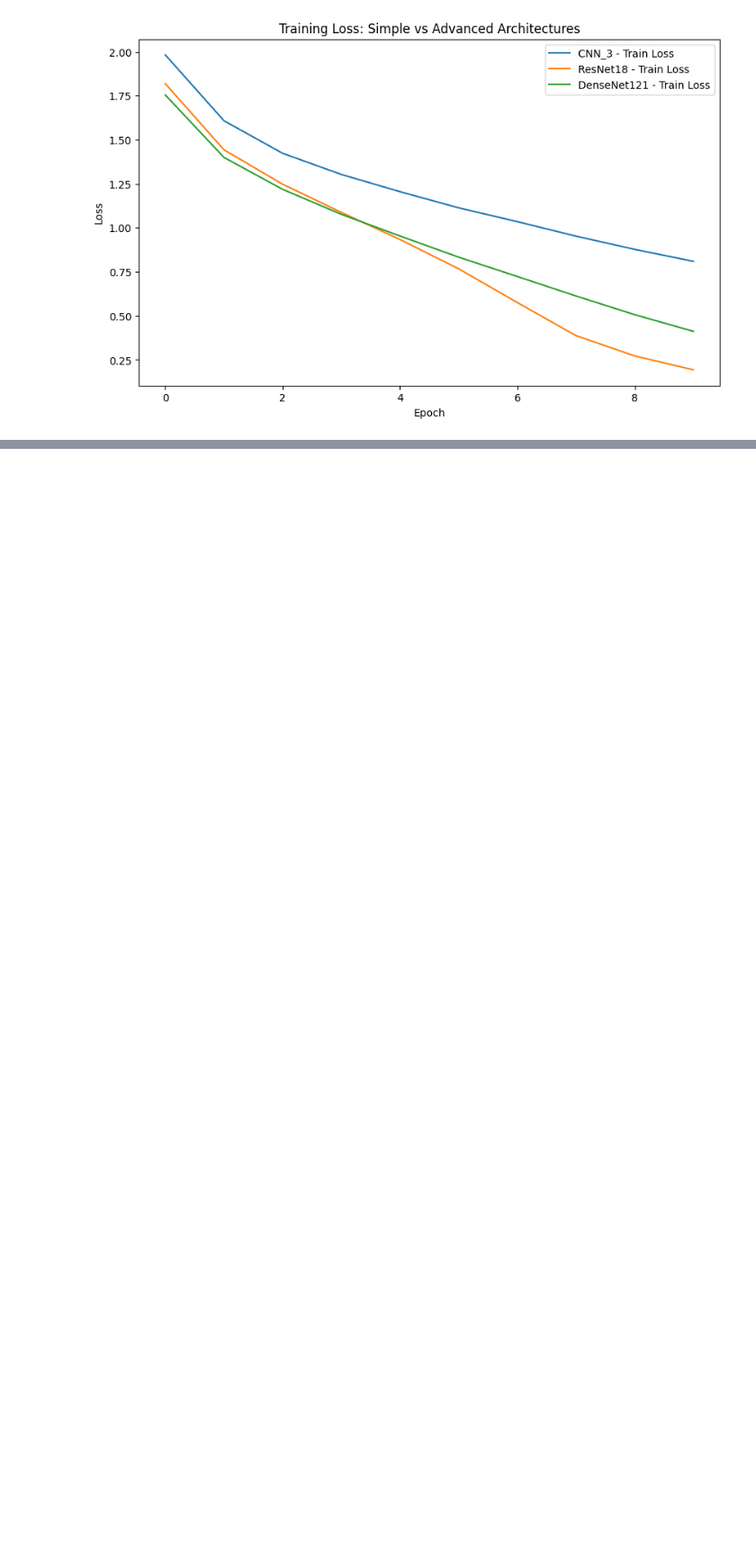
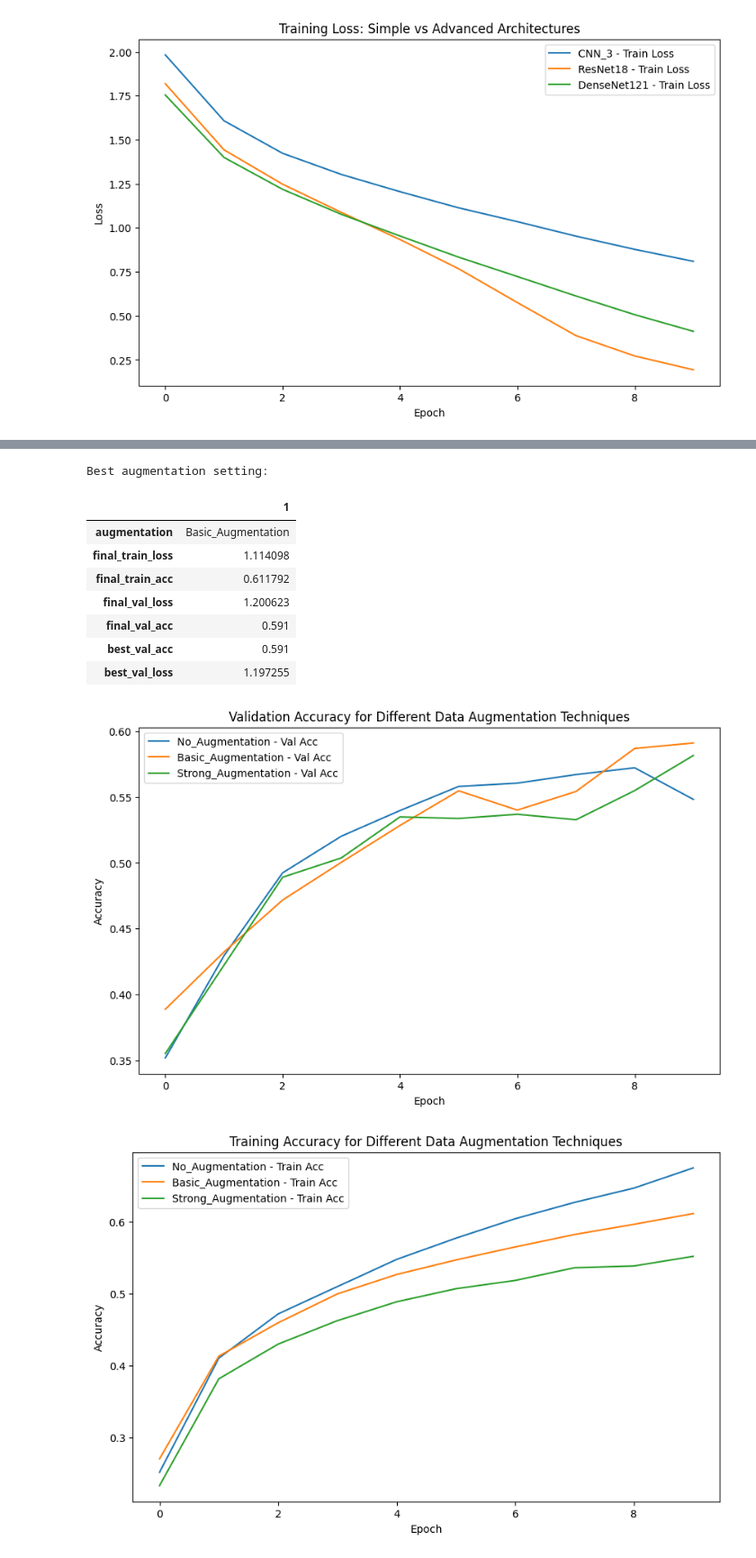
Before and after one commit to pdsalus/cnn-icosimal-v3, a Jupyter notebook: cnn_pio.IPYNB, the cells around one changed output, grey strips where cells are left out. Shown at 90% size. Drawn from its saved outputs; the diff is of its cells as text; code cells hidden in the pictures; blank space fills up the shorter version.

```diff
--- a/cnn_pio.IPYNB
+++ b/cnn_pio.IPYNB
@@ -1405,0 +2386,67 @@ plt.show()
+# %%
+# =========================
+# 3. EVALUATIONS
+# =========================
+
+# -------------------------
+# A) Full result table
+# -------------------------
+results_sorted = results_df.sort_values(by="best_val_acc", ascending=False)
+display(results_sorted)
+
+# -------------------------
+# B) Best augmentation setting
+# -------------------------
+best_result = results_sorted.iloc[0]
+print("Best augmentation setting:")
+display(best_result.to_frame())
+
+# -------------------------
+# C) Validation accuracy curves
+# -------------------------
+plt.figure(figsize=(10, 6))
+
+for name, history in histories.items():
+    plt.plot(history["val_acc"], label=f"{name} - Val Acc")
+
+plt.title("Validation Accuracy for Different Data Augmentation Techniques")
+plt.xlabel("Epoch")
+plt.ylabel("Accuracy")
+plt.legend()
+plt.show()
+
+# -------------------------
+# D) Training accuracy curves
+# -------------------------
+plt.figure(figsize=(10, 6))
+
+for name, history in histories.items():
+    plt.plot(history["train_acc"], label=f"{name} - Train Acc")
+
+plt.title("Training Accuracy for Different Data Augmentation Techniques")
+plt.xlabel("Epoch")
+plt.ylabel("Accuracy")
+plt.legend()
+plt.show()
+
+# -------------------------
+# E) Generalization gap
+# -------------------------
+plt.figure(figsize=(10, 6))
+
+for name, history in histories.items():
+    gap = [train - val for train, val in zip(history["train_acc"], history["val_acc"])]
+    plt.plot(gap, label=f"{name} - Gap")
+
+plt.title("Generalization Gap for Different Data Augmentation Techniques")
+plt.xlabel("Epoch")
+plt.ylabel("Train Accuracy - Validation Accuracy")
+plt.legend()
+plt.show()
+
+# -------------------------
+# F) Optional save
+# -------------------------
+results_df.to_csv("augmentation_comparison_results.csv", index=False)
+print("Saved results to augmentation_comparison_results.csv")
+# %% [output]
@@ -1405,0 +2457,11 @@ plt.show()
+Best augmentation setting:
+|  | 1 |
+| augmentation | Basic_Augmentation |
+| final_train_loss | 1.114098 |
+| final_train_acc | 0.611792 |
+| final_val_loss | 1.200623 |
+| final_val_acc | 0.591 |
+| best_val_acc | 0.591 |
+| best_val_loss | 1.197255 |
+[figure, added]
+[figure, added]
```
Also changed, not shown: parts of 16 cells of this notebook, 5 other files.
